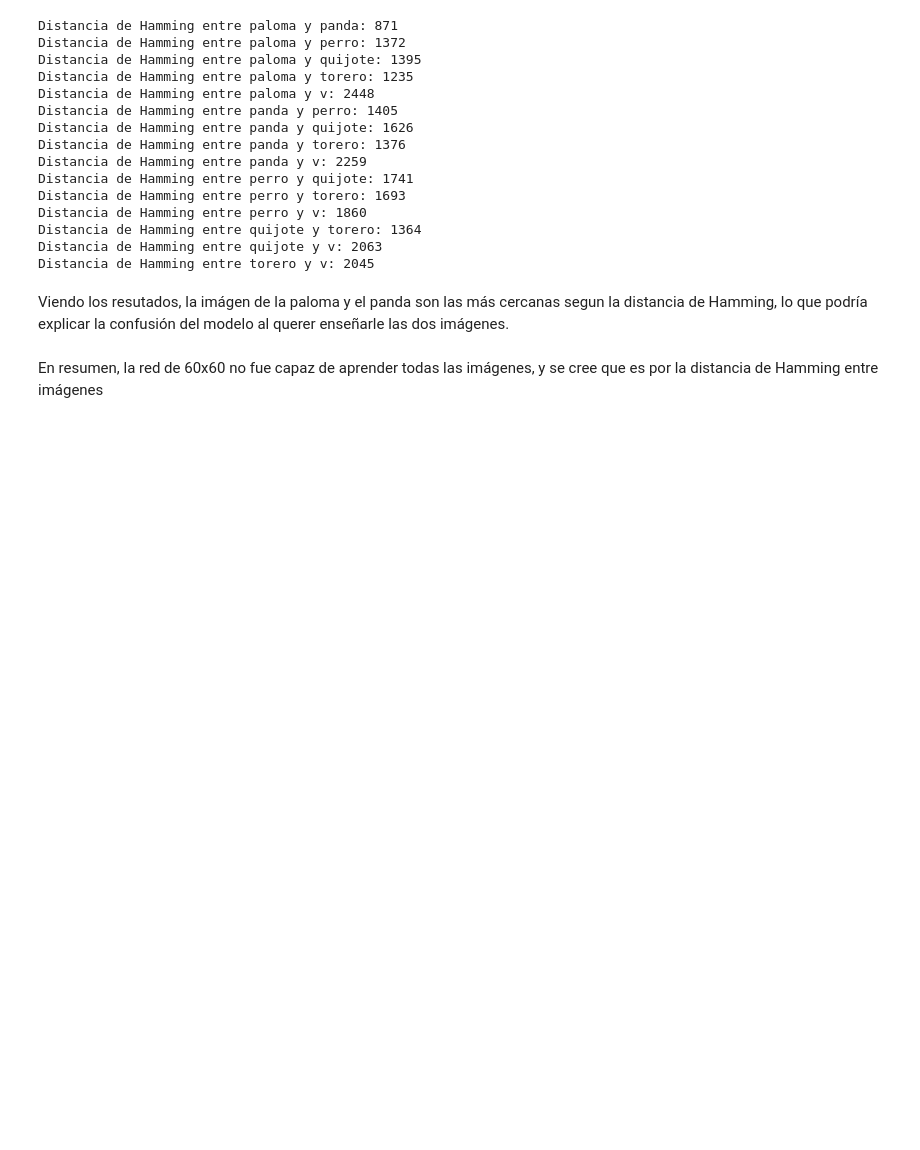
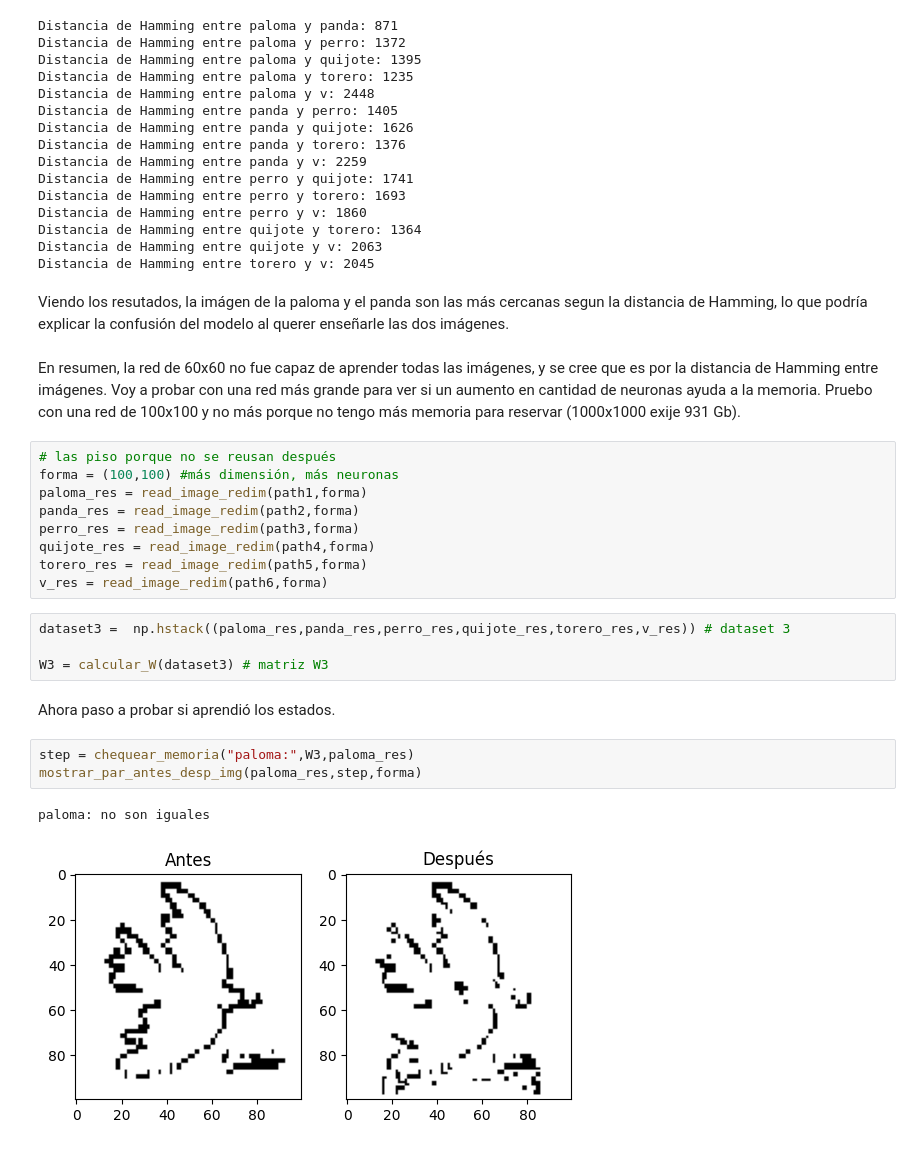
Before and after one commit to Icavicchioli/Redes-neuronales, a Jupyter notebook: Ej1_tp1.ipynb, the cells around one changed output. Cells and saved outputs as stored; diff of their text form; blank space fills up the shorter version.

```diff
--- a/Ej1_tp1.ipynb
+++ b/Ej1_tp1.ipynb
@@ -543,4 +544,25 @@ Distancia de Hamming entre torero y v: 2045
 # %% [markdown]
 Viendo los resutados, la imágen de la paloma y el panda son las más cercanas segun la distancia de Hamming, lo que podría explicar la confusión del modelo al querer enseñarle las dos imágenes.
 # %% [markdown]
-En resumen, la red de 60x60 no fue capaz de aprender todas las imágenes, y se cree que es por la distancia de Hamming entre imágenes
+En resumen, la red de 60x60 no fue capaz de aprender todas las imágenes, y se cree que es por la distancia de Hamming entre imágenes. Voy a probar con una red más grande para ver si un aumento en cantidad de neuronas ayuda a la memoria. Pruebo con una red de 100x100 y no más porque no tengo más memoria para reservar (1000x1000 exije 931 Gb).
+# %%
+# las piso porque no se reusan después
+forma = (100,100) #más dimensión, más neuronas
+paloma_res = read_image_redim(path1,forma)
+panda_res = read_image_redim(path2,forma)
+perro_res = read_image_redim(path3,forma)
+quijote_res = read_image_redim(path4,forma)
+torero_res = read_image_redim(path5,forma)
+v_res = read_image_redim(path6,forma)
+# %%
+dataset3 =  np.hstack((paloma_res,panda_res,perro_res,quijote_res,torero_res,v_res)) # dataset 3
+
+W3 = calcular_W(dataset3) # matriz W3
+# %% [markdown]
+Ahora paso a probar si aprendió los estados.
+# %%
+step = chequear_memoria("paloma:",W3,paloma_res)
+mostrar_par_antes_desp_img(paloma_res,step,forma)
+# %% [output]
+paloma: no son iguales
+[figure, added]
```
Also changed, not shown: parts of 8 cells of this notebook, 1 other file.
